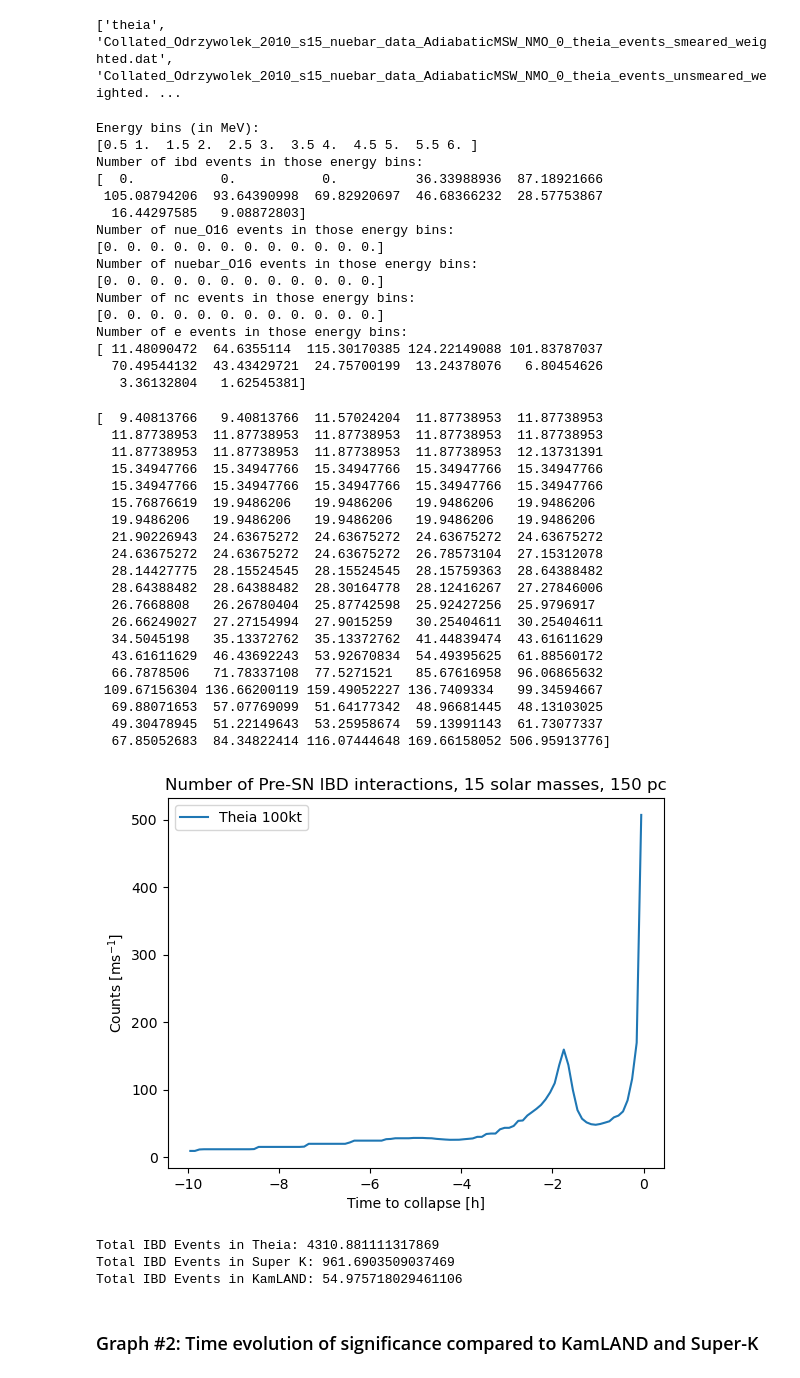
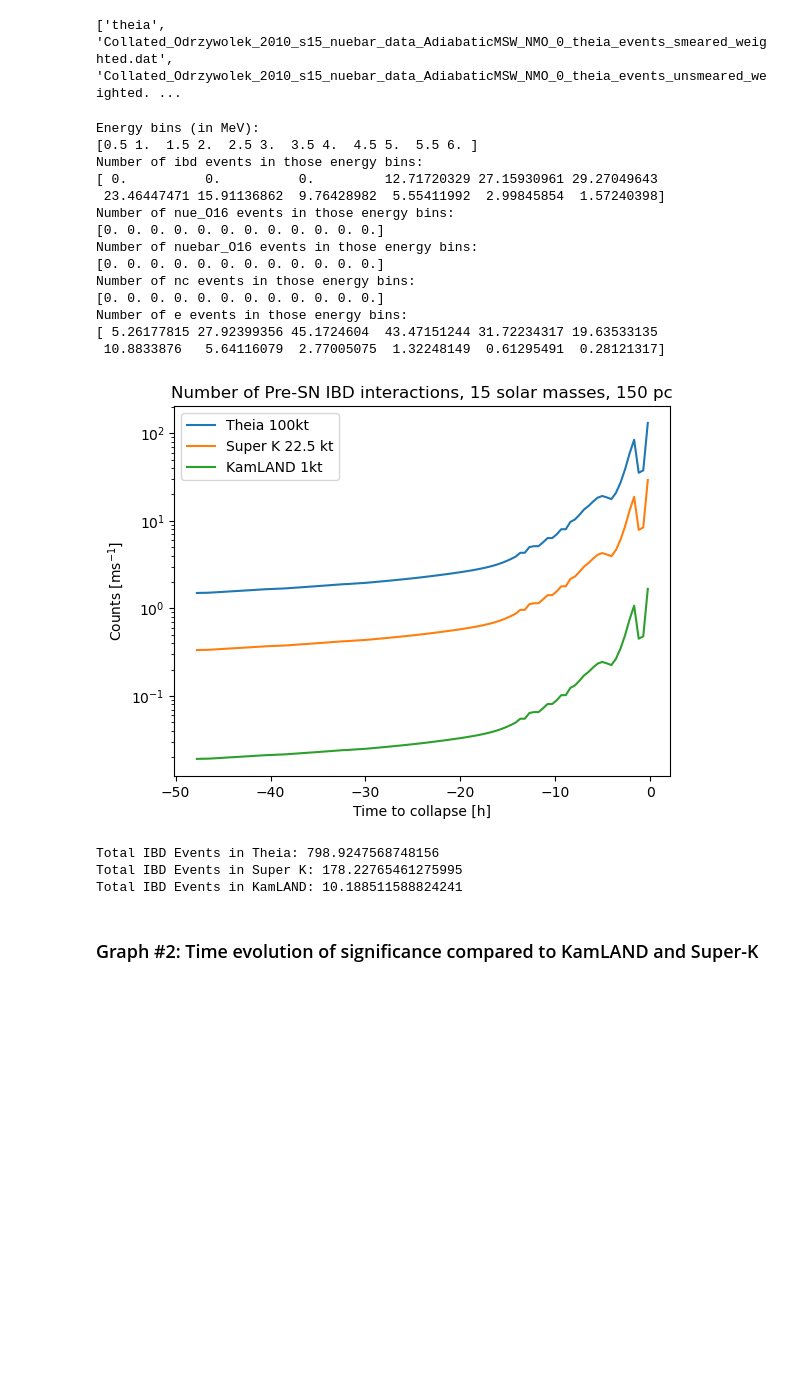
Before and after one commit to idasljung/snewpy, a Jupyter notebook: KURF_2023_Theia_PreSN/Theia_PreSN/theia_comparison.ipynb, the cells around one changed output. Saved outputs shown, nothing was run; the diff lists cells and outputs as text; code cells hidden in the pictures; blank space fills up the shorter version.

```diff
--- a/KURF_2023_Theia_PreSN/Theia_PreSN/theia_comparison.ipynb
+++ b/KURF_2023_Theia_PreSN/Theia_PreSN/theia_comparison.ipynb
@@ -15,10 +15,10 @@ import numpy as np
 from snewpy import snowglobes
 
 SNOwGLoBES_path = '/Users/peterasljung/Desktop/snowglobes/' # to use custom SNOwGLoBES detector/channel/smearing files, set SNOwGLoBES directory
-SNEWPY_models_base = "models/"   # directory containing SNEWPY models
+SNEWPY_models_base = "../../models/"   # directory containing SNEWPY models
 # %%
 # set distance in kpc
-distance = 0.15
+distance = 0.4
 
 # set SNOwGLoBES detector to use
 detector = "theia"
@@ -38,7 +38,7 @@ modelfile = SNEWPY_models_base + "presn-models/" + modeltype + "/" + model + '.t
 outfile = modeltype+"_"+model+"_"+transformation
 # %%
 #Define time window
-window_tstart = - 36000
+window_tstart = - 172800
 window_tend = 0
 window_bins = 100
 tstart = np.linspace(window_tstart, window_tend, window_bins, endpoint=False) * u.s
@@ -102,9 +102,8 @@ for i, channel in enumerate(tables_S[key_S]['header'].split()[1:]):
 Energy bins (in MeV):
 [0.5 1.  1.5 2.  2.5 3.  3.5 4.  4.5 5.  5.5 6. ]
 Number of ibd events in those energy bins:
-[  0.           0.           0.          36.33988936  87.18921666
- 105.08794206  93.64390998  69.82920697  46.68366232  28.57753867
-  16.44297585   9.08872803]
+[ 0.          0.          0.         12.71720329 27.15930961 29.27049643
+ 23.46447471 15.91136862  9.76428982  5.55411992  2.99845854  1.57240398]
 Number of nue_O16 events in those energy bins:
 [0. 0. 0. 0. 0. 0. 0. 0. 0. 0. 0. 0.]
 Number of nuebar_O16 events in those energy bins:
@@ -112,9 +111,8 @@ Number of nuebar_O16 events in those energy bins:
 Number of nc events in those energy bins:
 [0. 0. 0. 0. 0. 0. 0. 0. 0. 0. 0. 0.]
 Number of e events in those energy bins:
-[ 11.48090472  64.6355114  115.30170385 124.22149088 101.83787037
-  70.49544132  43.43429721  24.75700199  13.24378076   6.80454626
-   3.36132804   1.62545381]
+[ 5.26177815 27.92399356 45.1724604  43.47151244 31.72234317 19.63533135
+ 10.8833876   5.64116079  2.77005075  1.32248149  0.61295491  0.28121317]
 # %%
 %matplotlib inline
 nevents = np.zeros(len(tmid))
@@ -132,60 +130,40 @@ for i in range(len(tmid)):
 
 #Theia
 for i in range(len(tmid)):
     key = f"Collated_{outfile}_{i}_{detector}_events_unsmeared_weighted.dat"
     for j in range(1,len(tables[key]['header'].split())):
         #print(f"{tables[key]['data'][0]}")
         nevents[i] += sum(tables[key]['data'][j])
 
 #KamLAND
 for i in range(len(tmid)):
     key_K = f"Collated_{outfile}_{i}_{detector_K}_events_unsmeared_weighted.dat"
     for idx, channel in enumerate(tables_K[key_K]['header'].split()[1:]):
         if channel == 'ibd':
             for j in range(1,len(tables_K[key_K]['header'].split())):
                 nevents_K[i] += sum(tables_K[key_K]['data'][j])
                 break
 
 tmid_h = tmid.to(u.hour)
 
 plt.title('Number of Pre-SN IBD interactions, 15 solar masses, 150 pc')
 plt.plot(tmid_h, nevents, label = 'Theia 100kt')
-#plt.plot(tmid_h, nevents_S * 0.225, label = 'Super K 22.5 kt')
-#plt.plot(tmid_h, nevents_K / 20, label = 'KamLAND 1kt')
-#plt.yscale("log")
+plt.plot(tmid_h, nevents_S * 0.225, label = 'Super K 22.5 kt')
+plt.plot(tmid_h, nevents_K / 20, label = 'KamLAND 1kt')
+plt.yscale("log")
 plt.legend()
 plt.xlabel("Time to collapse [h]")
 plt.ylabel("Counts [ms$^{-1}$]")
 plt.show()
 
 print("Total IBD Events in Theia:", sum(nevents))
 print("Total IBD Events in Super K:", sum(nevents_S) * 0.225)
 print("Total IBD Events in KamLAND:", sum((nevents_K)/20))
 # %% [output]
+[figure, new version]
-[  9.40813766   9.40813766  11.57024204  11.87738953  11.87738953
-  11.87738953  11.87738953  11.87738953  11.87738953  11.87738953
-  11.87738953  11.87738953  11.87738953  11.87738953  12.13731391
-  15.34947766  15.34947766  15.34947766  15.34947766  15.34947766
-  15.34947766  15.34947766  15.34947766  15.34947766  15.34947766
-  15.76876619  19.9486206   19.9486206   19.9486206   19.9486206
-  19.9486206   19.9486206   19.9486206   19.9486206   19.9486206
-  21.90226943  24.63675272  24.63675272  24.63675272  24.63675272
-  24.63675272  24.63675272  24.63675272  26.78573104  27.15312078
-  28.14427775  28.15524545  28.15524545  28.15759363  28.64388482
-  28.64388482  28.64388482  28.30164778  28.12416267  27.27846006
-  26.7668808   26.26780404  25.87742598  25.92427256  25.9796917
-  26.66249027  27.27154994  27.9015259   30.25404611  30.25404611
-  34.5045198   35.13372762  35.13372762  41.44839474  43.61611629
-  43.61611629  46.43692243  53.92670834  54.49395625  61.88560172
-  66.7878506   71.78337108  77.5271521   85.67616958  96.06865632
- 109.67156304 136.66200119 159.49052227 136.7409334   99.34594667
-  69.88071653  57.07769099  51.64177342  48.96681445  48.13103025
-  49.30478945  51.22149643  53.25958674  59.13991143  61.73077337
-  67.85052683  84.34822414 116.07444648 169.66158052 506.95913776]
+Total IBD Events in Theia: 798.9247568748156
+Total IBD Events in Super K: 178.22765461275995
+Total IBD Events in KamLAND: 10.188511588824241
-[figure, old version]
-Total IBD Events in Theia: 4310.881111317869
-Total IBD Events in Super K: 961.6903509037469
-Total IBD Events in KamLAND: 54.975718029461106
 # %% [markdown]
 ### Graph #2: Time evolution of significance compared to KamLAND and Super-K
 # %%
```
Also changed, not shown: parts of 2 cells of this notebook, 3 other files.
